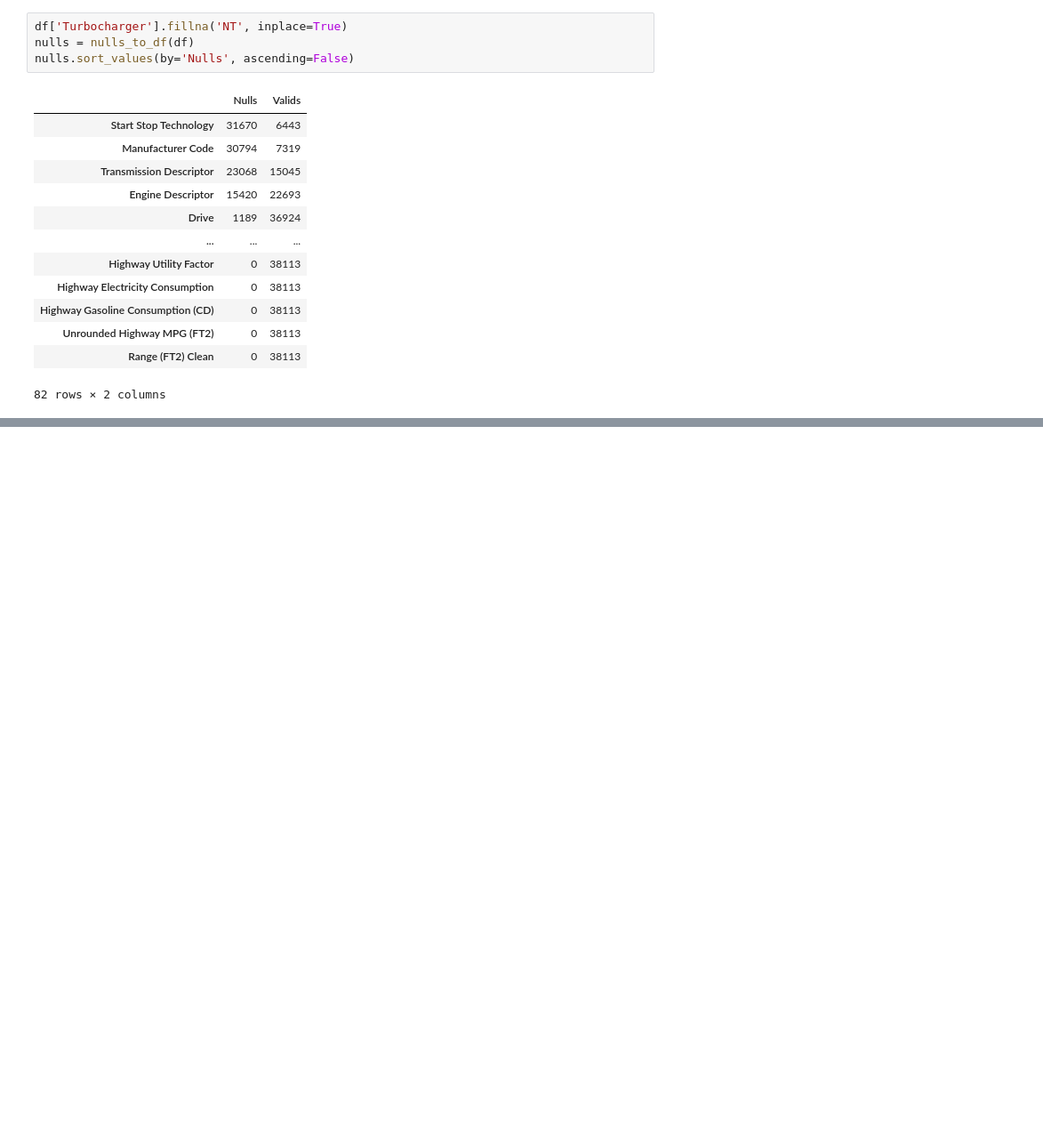
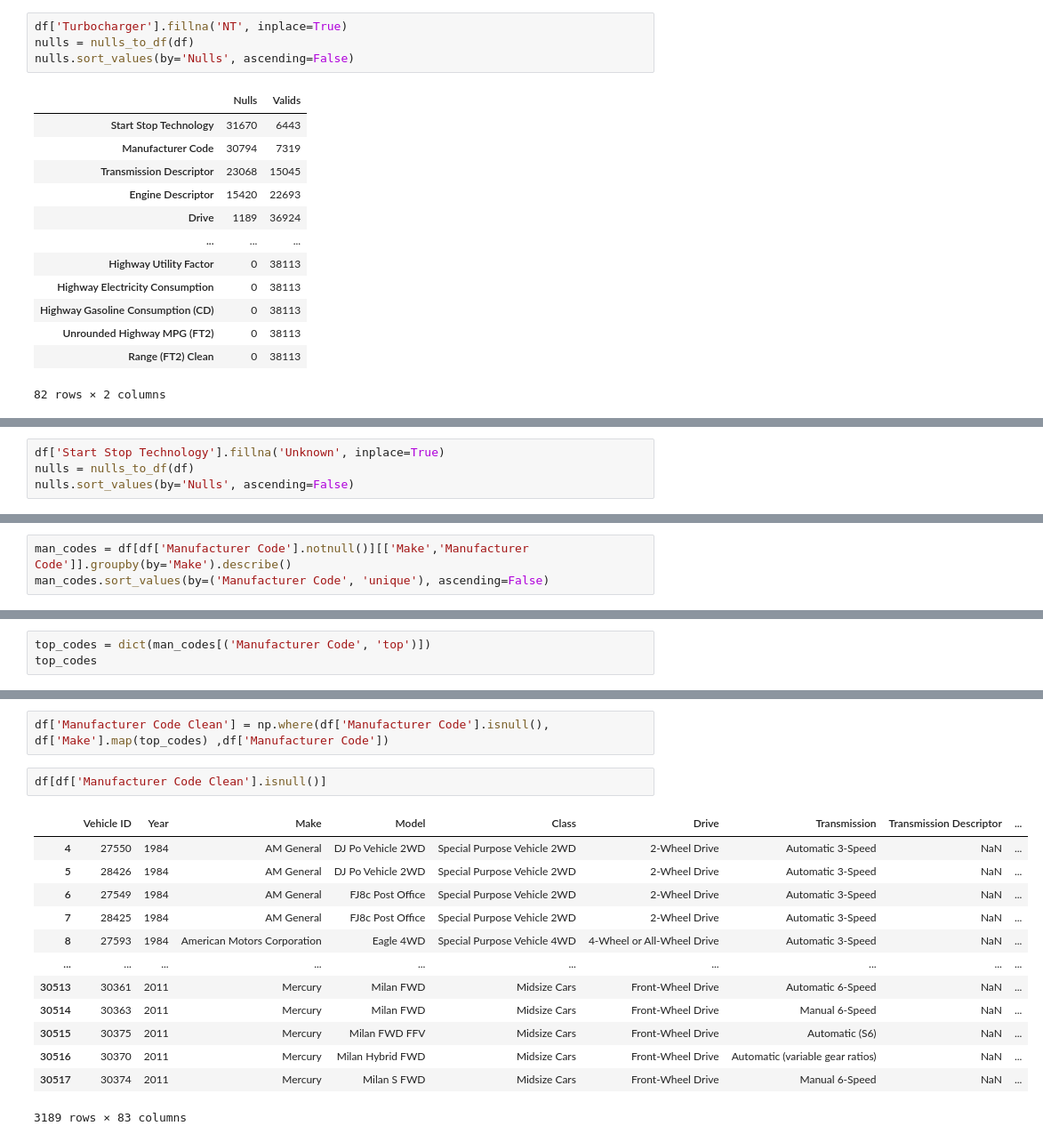
Before and after one commit to chloemd/DAT-1019-Chloe, a Jupyter notebook: Homework/Unit4/HW4_Fuel_Chloe_Part1.ipynb, the cells around one changed output, grey strips where cells are left out. Shown: that part at 89% size. Saved outputs shown, nothing was run; the diff lists cells and outputs as text; blank space fills up the shorter version.

```diff
--- a/Homework/Unit4/HW4_Fuel_Chloe.ipynb
+++ b/Homework/Unit4/HW4_Fuel_Chloe_Part1.ipynb
@@ -523,0 +496,4 @@ nulls.sort_values(by='Nulls', ascending=False)
+# %%
+df['Start Stop Technology'].fillna('Unknown', inplace=True)
+nulls = nulls_to_df(df)
+nulls.sort_values(by='Nulls', ascending=False)
@@ -523,0 +523,3 @@ nulls.sort_values(by='Nulls', ascending=False)
+# %%
+man_codes = df[df['Manufacturer Code'].notnull()][['Make','Manufacturer Code']].groupby(by='Make').describe()
+man_codes.sort_values(by=('Manufacturer Code', 'unique'), ascending=False)
@@ -523,0 +548,3 @@ nulls.sort_values(by='Nulls', ascending=False)
+# %%
+top_codes = dict(man_codes[('Manufacturer Code', 'top')])
+top_codes
@@ -523,0 +569,18 @@ nulls.sort_values(by='Nulls', ascending=False)
+# %%
+df['Manufacturer Code Clean'] = np.where(df['Manufacturer Code'].isnull(), df['Make'].map(top_codes) ,df['Manufacturer Code'])
+# %%
+df[df['Manufacturer Code Clean'].isnull()]
+# %% [output]
+|  | Vehicle ID | Year | Make | Model | Class | Drive | Transmission | Transmission Descriptor | ... |
+| 4 | 27550 | 1984 | AM General | DJ Po Vehicle 2WD | Special Purpose Vehicle 2WD | 2-Wheel Drive | Automatic 3-Speed | NaN | ... |
+| 5 | 28426 | 1984 | AM General | DJ Po Vehicle 2WD | Special Purpose Vehicle 2WD | 2-Wheel Drive | Automatic 3-Speed | NaN | ... |
+| 6 | 27549 | 1984 | AM General | FJ8c Post Office | Special Purpose Vehicle 2WD | 2-Wheel Drive | Automatic 3-Speed | NaN | ... |
+| 7 | 28425 | 1984 | AM General | FJ8c Post Office | Special Purpose Vehicle 2WD | 2-Wheel Drive | Automatic 3-Speed | NaN | ... |
+| 8 | 27593 | 1984 | American Motors Corporation | Eagle 4WD | Special Purpose Vehicle 4WD | 4-Wheel or All-Wheel Drive | Automatic 3-Speed | NaN | ... |
+| ... | ... | ... | ... | ... | ... | ... | ... | ... | ... |
+| 30513 | 30361 | 2011 | Mercury | Milan FWD | Midsize Cars | Front-Wheel Drive | Automatic 6-Speed | NaN | ... |
+| 30514 | 30363 | 2011 | Mercury | Milan FWD | Midsize Cars | Front-Wheel Drive | Manual 6-Speed | NaN | ... |
+| 30515 | 30375 | 2011 | Mercury | Milan FWD FFV | Midsize Cars | Front-Wheel Drive | Automatic (S6) | NaN | ... |
+| 30516 | 30370 | 2011 | Mercury | Milan Hybrid FWD | Midsize Cars | Front-Wheel Drive | Automatic (variable gear ratios) | NaN | ... |
+| 30517 | 30374 | 2011 | Mercury | Milan S FWD | Midsize Cars | Front-Wheel Drive | Manual 6-Speed | NaN | ... |
+3189 rows × 83 columns
```
Also changed, not shown: parts of 40 cells of this notebook.
